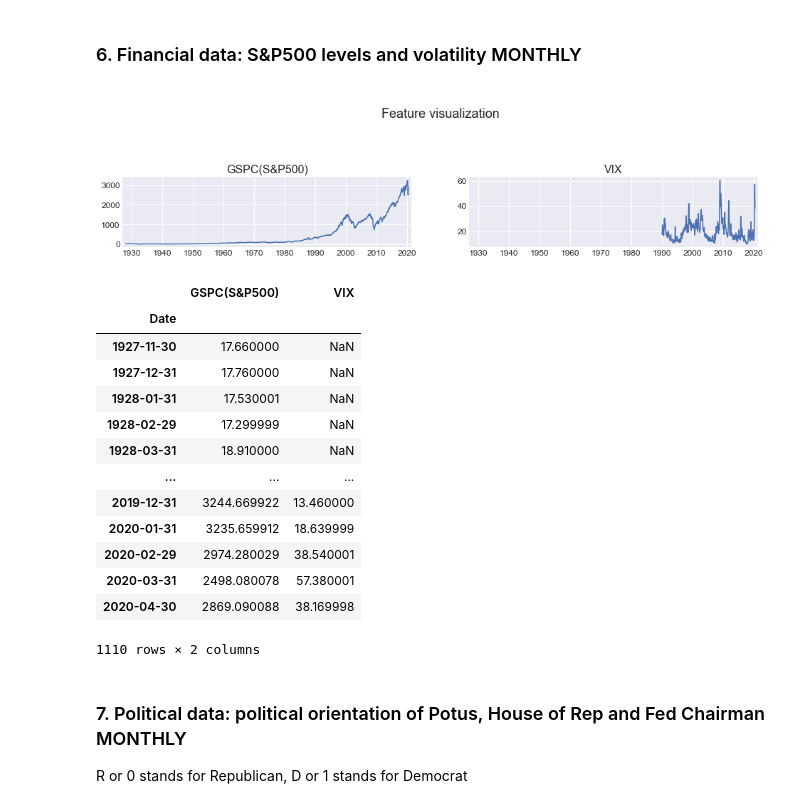
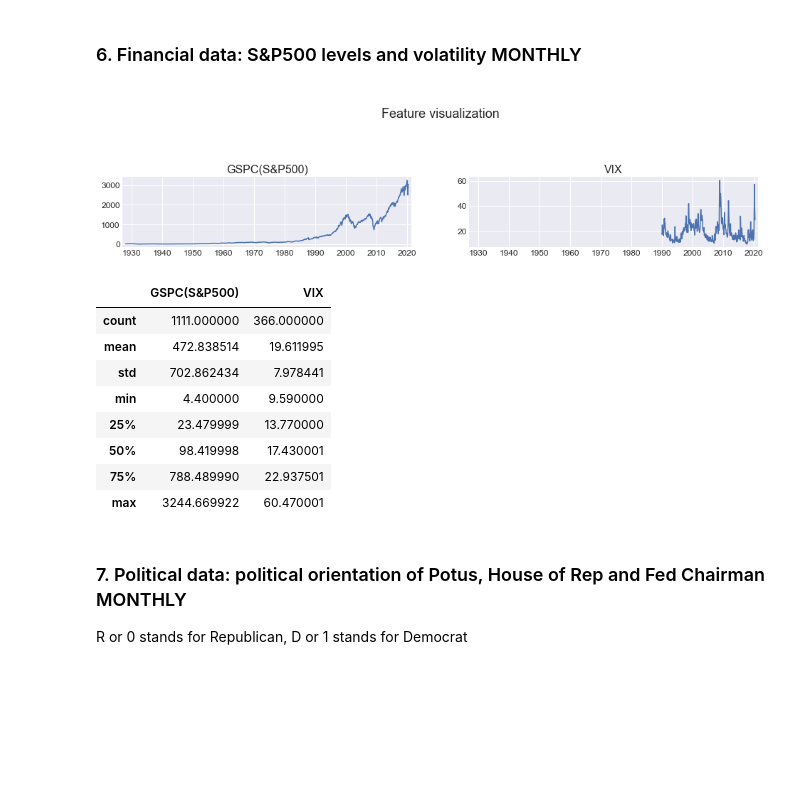
Before and after one commit to julesbertrand/Fed-repo-rate-forecasts, a Jupyter notebook: Finalproject_data_preprocessing.ipynb, the cells around one changed output. Cells and saved outputs as stored; diff of their text form; code cells hidden in the pictures; blank space fills up the shorter version.

```diff
--- a/Finalproject_data_preprocessing.ipynb
+++ b/Finalproject_data_preprocessing.ipynb
@@ -191,33 +217,32 @@ data_fx.head()
 # %%
 data_vix = pd.read_csv(settings.get('PATH_TO_DATA') + "finance_vix_volatility.csv")
 data_vix.rename(columns={'Open':'VIX'}, inplace=True)
 data_sp = pd.read_csv(settings.get('PATH_TO_DATA') + "finance_gspc.csv")
 data_sp.rename(columns={'Open':'GSPC(S&P500)'}, inplace=True)
 data = pd.merge(data_sp[['Date', 'GSPC(S&P500)']],
                 data_vix[['Date', 'VIX']],
                 left_on='Date',
                 right_on='Date',
                 how='outer'
                )
-data_fin = data_processing_end(data, month_offset=1, visualize=True)
-# data_fin.describe()
-data_fin
+data_fin = data_processing_end(data,
+                               date_col = 'Date',
+                               month_offset=1,
+                               visualize=True
+                              )
+data_fin.describe()
+# data.dropna().head()
 # %% [output]
 [figure]
 |  | GSPC(S&P500) | VIX |
-| Date |  |  |
-| 1927-11-30 | 17.660000 | NaN |
-| 1927-12-31 | 17.760000 | NaN |
-| 1928-01-31 | 17.530001 | NaN |
-| 1928-02-29 | 17.299999 | NaN |
-| 1928-03-31 | 18.910000 | NaN |
-| ... | ... | ... |
-| 2019-12-31 | 3244.669922 | 13.460000 |
-| 2020-01-31 | 3235.659912 | 18.639999 |
-| 2020-02-29 | 2974.280029 | 38.540001 |
-| 2020-03-31 | 2498.080078 | 57.380001 |
-| 2020-04-30 | 2869.090088 | 38.169998 |
+| count | 1111.000000 | 366.000000 |
+| mean | 472.838514 | 19.611995 |
+| std | 702.862434 | 7.978441 |
+| min | 4.400000 | 9.590000 |
+| 25% | 23.479999 | 13.770000 |
+| 50% | 98.419998 | 17.430001 |
+| 75% | 788.489990 | 22.937501 |
+| max | 3244.669922 | 60.470001 |
-1110 rows × 2 columns
 # %% [markdown]
 ### 7. Political data: political orientation of Potus, House of Rep and Fed Chairman MONTHLY
 
```
Also changed, not shown: parts of 22 cells of this notebook, 11 other files.
